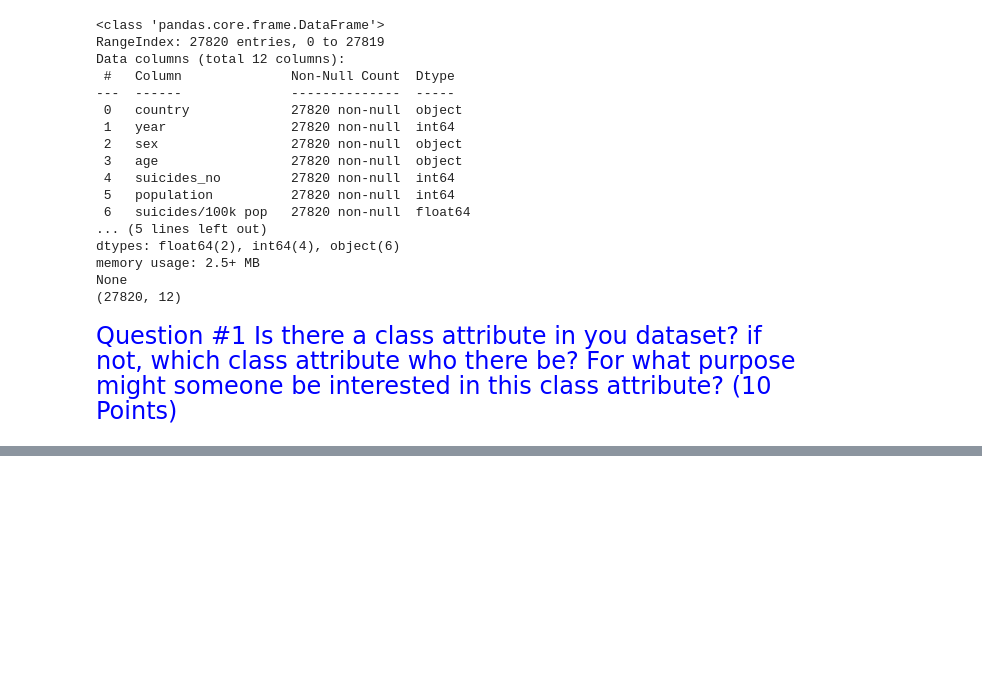
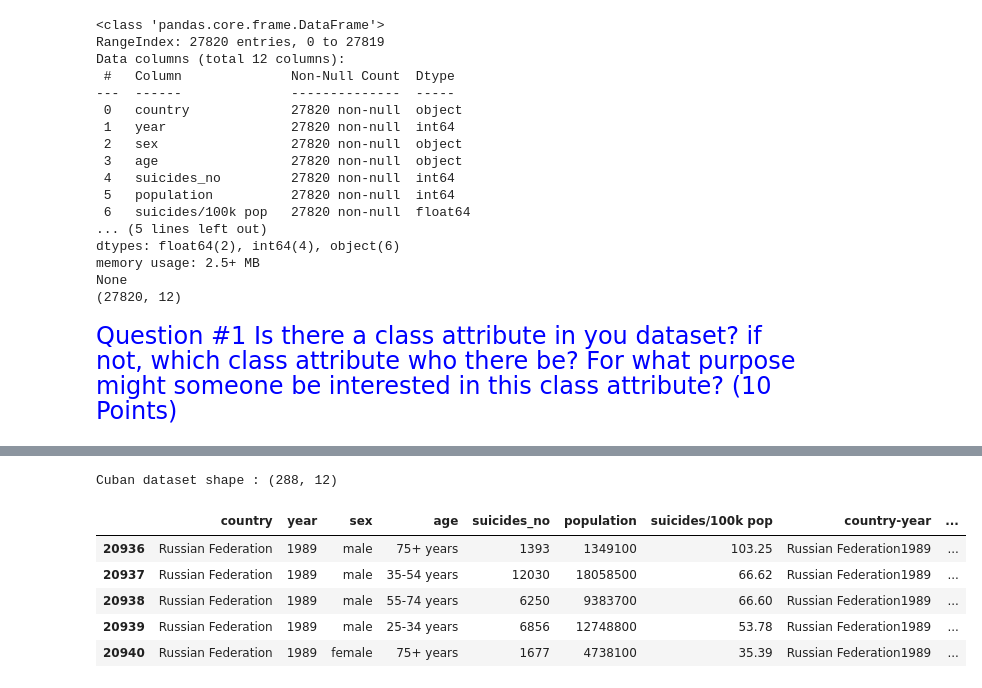
Before and after one commit to weigeng-valpo/AMOD533, a Jupyter notebook: AMOD-533 Final.ipynb, the cells around one changed output, grey strips where cells are left out. Saved outputs shown, nothing was run; the diff lists cells and outputs as text; code cells hidden in the pictures; blank space fills up the shorter version.

```diff
--- a/AMOD-533 Final.ipynb
+++ b/AMOD-533 Final.ipynb
@@ -124,0 +101,13 @@ Cuba_df[(select_columns)].describe(include='all')
+# %%
+# create sub dataset for Cuba and calculate the measurement above.
+Cuba_df=master_df[master_df.country=='Cuba']
+print('Cuban dataset shape :',Cuba_df.shape)
+Russia_df.head()
+# %% [output]
+Cuban dataset shape : (288, 12)
+|  | country | year | sex | age | suicides_no | population | suicides/100k pop | country-year | ... |
+| 20936 | Russian Federation | 1989 | male | 75+ years | 1393 | 1349100 | 103.25 | Russian Federation1989 | ... |
+| 20937 | Russian Federation | 1989 | male | 35-54 years | 12030 | 18058500 | 66.62 | Russian Federation1989 | ... |
+| 20938 | Russian Federation | 1989 | male | 55-74 years | 6250 | 9383700 | 66.60 | Russian Federation1989 | ... |
+| 20939 | Russian Federation | 1989 | male | 25-34 years | 6856 | 12748800 | 53.78 | Russian Federation1989 | ... |
+| 20940 | Russian Federation | 1989 | female | 75+ years | 1677 | 4738100 | 35.39 | Russian Federation1989 | ... |
```
Also changed, not shown: parts of 18 cells of this notebook.
